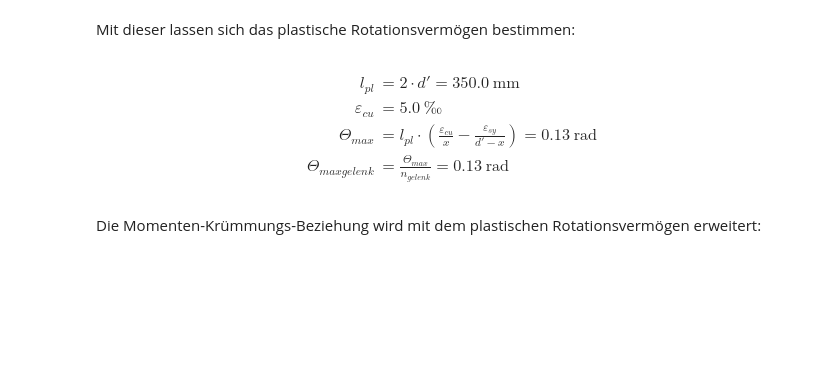
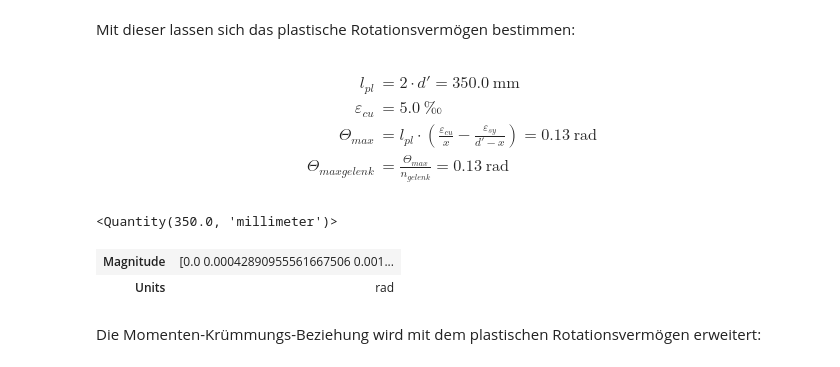
Before and after one commit to PascalGitz/masterthesis, a Jupyter notebook: doc/A3_Versuch_Thoma.ipynb, the cells around one changed output. Drawn from its saved outputs; the diff is of its cells as text; code cells hidden in the pictures; blank space fills up the shorter version.

```diff
--- a/doc/A3_Versuch_Thoma.ipynb
+++ b/doc/A3_Versuch_Thoma.ipynb
@@ -215,7 +215,7 @@ Danach wird der Trägerrost modelliert. Es wird eine Stabteilung gewählt. Zudem
 
 ![Anordnung der Gelenke bei einem Knoten](../imgs/tho_rost_gelenke.png)
 # %%
-l_El = 0.1*un.m
+l_El = 0.10*un.m
 n_gelenk = 1 #2 bei Stab anfang und ende
 
 put_out(symbolic=True)
@@ -469,6 +469,15 @@ l_{pl}& = 2 \cdot {d}' = 350.0 \ \mathrm{mm} \\
 \Theta_{max}& = l_{pl} \cdot \left(\frac{\varepsilon_{cu}}{x} - \frac{\varepsilon_{sy}}{{d}' - x}\right) = 0.13 \ \mathrm{rad} \\
 \Theta_{max gelenk}& = \frac{\Theta_{max}}{n_{gelenk}} = 0.13 \ \mathrm{rad} \end{aligned}
 $$
+# %%
+l_pl
+# %% [output]
+<Quantity(350.0, 'millimeter')>
+# %%
+(chi_qs_array_zuggurt*l_pl).to(un.rad)
+# %% [output]
+| Magnitude | [0.0 0.00042890955561667506 0.001... |
+| Units | rad |
 # %% [markdown]
 Die Momenten-Krümmungs-Beziehung wird mit dem plastischen Rotationsvermögen erweitert:
 # %%
```
Also changed, not shown: 10 other files.
